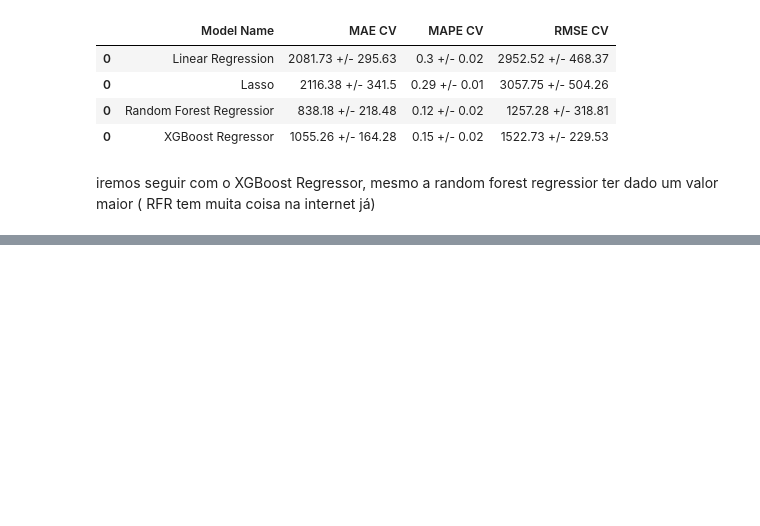
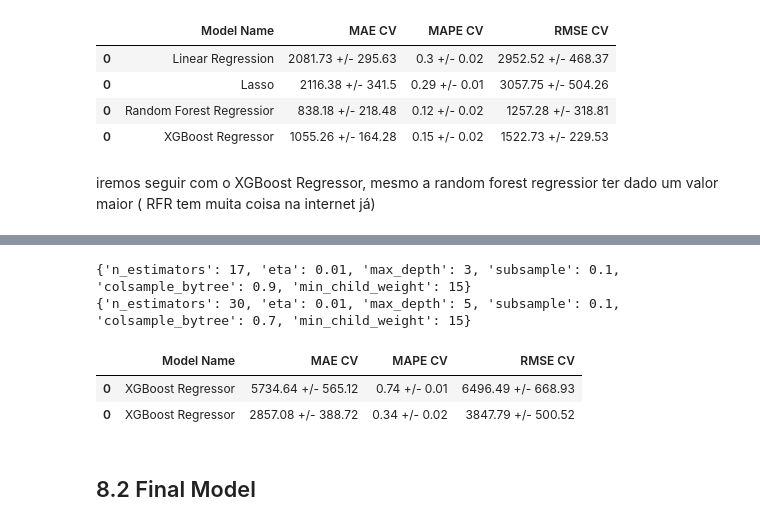
Before and after one commit to miguelzeph/curso_ds_em_producao, a Jupyter notebook: notebook_store_sales_prediction.ipynb, the cells around one changed output, grey strips where cells are left out. Cells and saved outputs as stored; diff of their text form; code cells hidden in the pictures; blank space fills up the shorter version.

```diff
--- a/notebook_store_sales_prediction.ipynb
+++ b/notebook_store_sales_prediction.ipynb
@@ -2128,7 +2132,7 @@ KFold Number: 1
 import xgboost as xgb
 # %%
 # model
-xgb = xgb.XGBRegressor(
+xgb_model = xgb.XGBRegressor(
     objective = 'reg:squarederror',
     n_estimators=100,
     eta = 0.01, # quantas passa
@@ -2136,7 +2140,7 @@ xgb = xgb.XGBRegressor(
     subsample = 0.7,
     colsample_bytree= 0.9).fit(x_train,y_train)
 # pred
-yhat_xgb = xgb.predict(x_test)
+yhat_xgb = xgb_model.predict(x_test)
 # performance
 xgb_result = ml_error(
     "XGBoost Regressor",
@@ -2192,0 +2201,14 @@ iremos seguir com o XGBoost Regressor, mesmo a random forest regressior ter dado
+# %%
+param = {
+    'n_estimators':[15, 17, 25, 30, 35],
+    'eta': [0.01, 0.03],
+    'max_depth': [3,5,9],
+    'subsample': [0.1,0.5,0.7],
+    'colsample_bytree': [0.3, 0.7, 0.9],
+    'min_child_weight': [3, 8, 15]
+    }
+# %%
+# testando o dict
+for k, v in param.items():
+  print(k)
+  print(v)
@@ -2192,0 +2228,35 @@ iremos seguir com o XGBoost Regressor, mesmo a random forest regressior ter dado
+# %%
+final_result = pd.DataFrame( )
+
+MAX_EVAL = 5
+
+# model XGBOOST
+for i in range ( MAX_EVAL ):
+  # choose values for parameters randomly
+  # models
+  hp = { k: random.sample( v, 1 )[0] for k, v in param.items()}
+  print( hp )
+
+  model_xgb = xgb.XGBRegressor(
+      objective = 'reg:squarederror',
+      n_estimators = hp['n_estimators'],
+      eta = hp['eta'], # quantas passa
+      max_depth = hp['max_depth'], #máxima profundidade
+      subsample = hp['subsample'],
+      colsample_bytree = hp['colsample_bytree'],
+      min_child_weight = hp['min_child_weight']
+      )
+
+  # performance
+  result = cross_validation( x_training, 2 ,'XGBoost Regressor', model_xgb)
+  final_result = pd.concat( [ final_result, result ] )
+
+final_result
+# %% [output]
+{'n_estimators': 17, 'eta': 0.01, 'max_depth': 3, 'subsample': 0.1, 'colsample_bytree': 0.9, 'min_child_weight': 15}
+{'n_estimators': 30, 'eta': 0.01, 'max_depth': 5, 'subsample': 0.1, 'colsample_bytree': 0.7, 'min_child_weight': 15}
+|  | Model Name | MAE CV | MAPE CV | RMSE CV |
+| 0 | XGBoost Regressor | 5734.64 +/- 565.12 | 0.74 +/- 0.01 | 6496.49 +/- 668.93 |
+| 0 | XGBoost Regressor | 2857.08 +/- 388.72 | 0.34 +/- 0.02 | 3847.79 +/- 500.52 |
+# %% [markdown]
+## 8.2 Final Model
```
Also changed, not shown: parts of 6 cells of this notebook.
